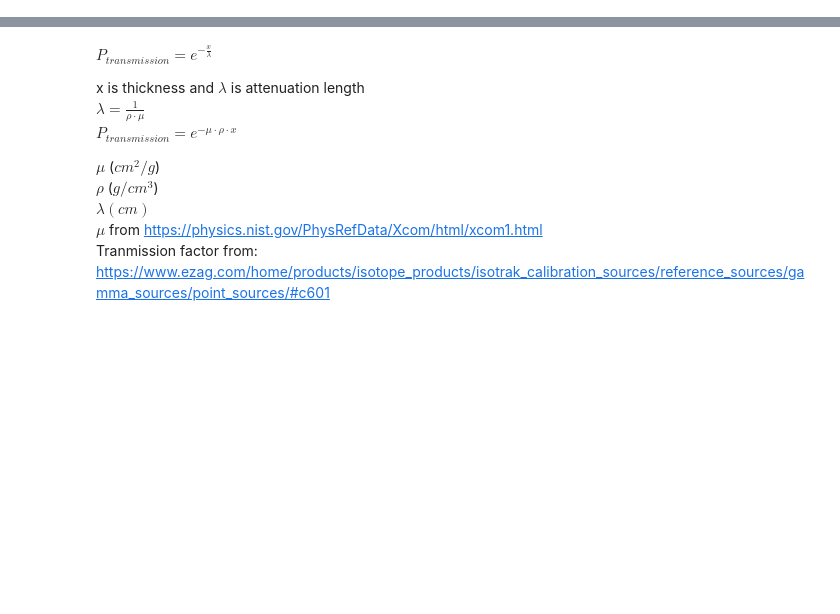
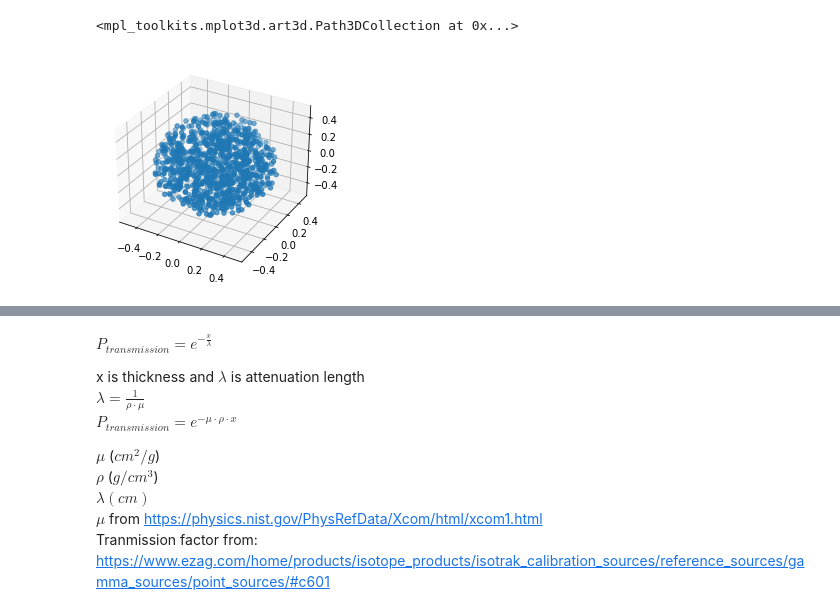
Before and after one commit to bhattathakur/mylab, a Jupyter notebook: ryanfiles/macros/bead_analysis.ipynb, the cells around one changed output, grey strips where cells are left out. Drawn from its saved outputs; the diff is of its cells as text; code cells hidden in the pictures; blank space fills up the shorter version.

```diff
--- a/ryanfiles/macros/bead_analysis.ipynb
+++ b/ryanfiles/macros/bead_analysis.ipynb
@@ -55,8 +55,12 @@ total_counts
 # %%
-# %matplotlib inline
-# fig = plt.figure()
-# ax = fig.add_subplot(projection='3d')
-# ax.scatter(df_less.x,df_less.y,df_less.z)
+%matplotlib inline
+df_sample=df_less.head(1000)
+fig = plt.figure()
+ax = fig.add_subplot(projection='3d')
+ax.scatter(df_sample.x,df_sample.y,df_sample.z)
+# %% [output]
+<mpl_toolkits.mplot3d.art3d.Path3DCollection at 0x...>
+[figure, added]
 # %%
 #this function give the normal distance from a point to the surface of the sphere
 
```
Also changed, not shown: parts of 20 cells of this notebook.
